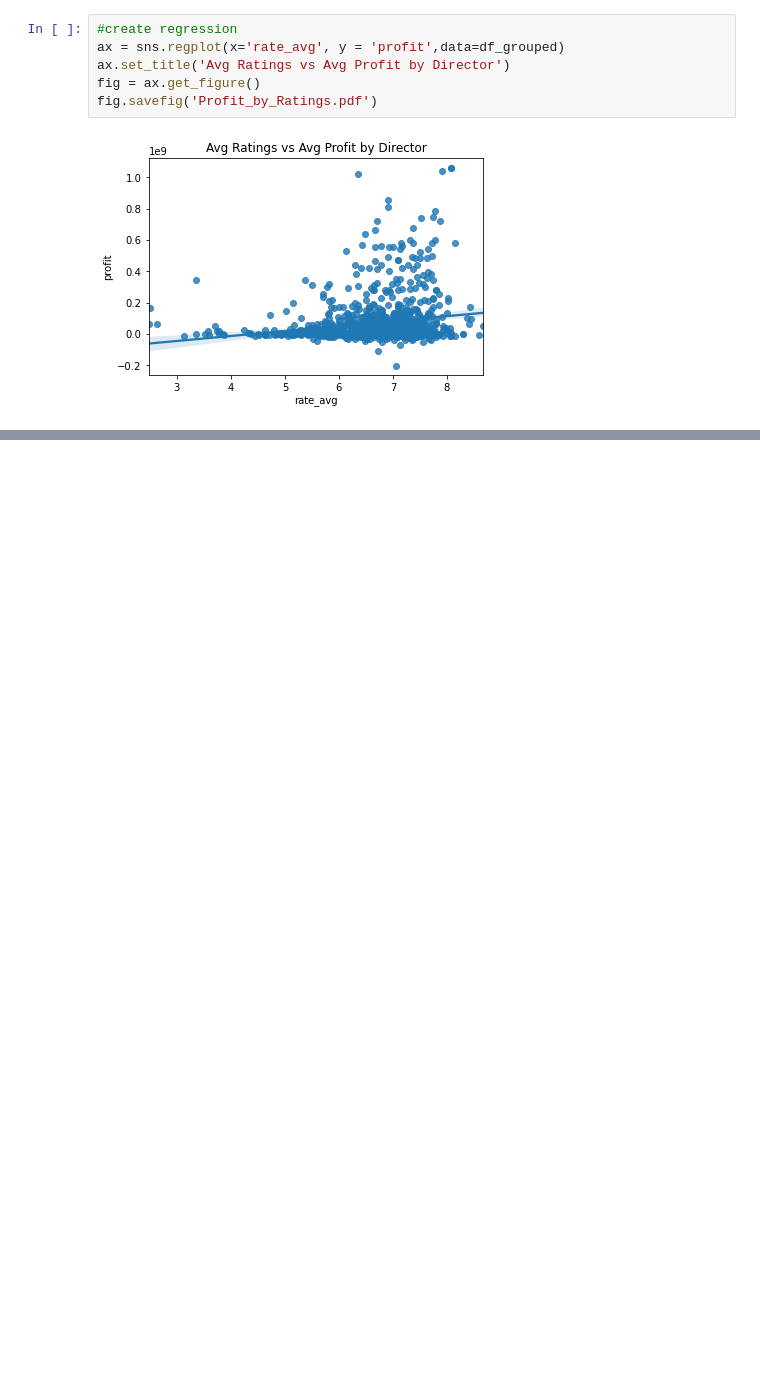
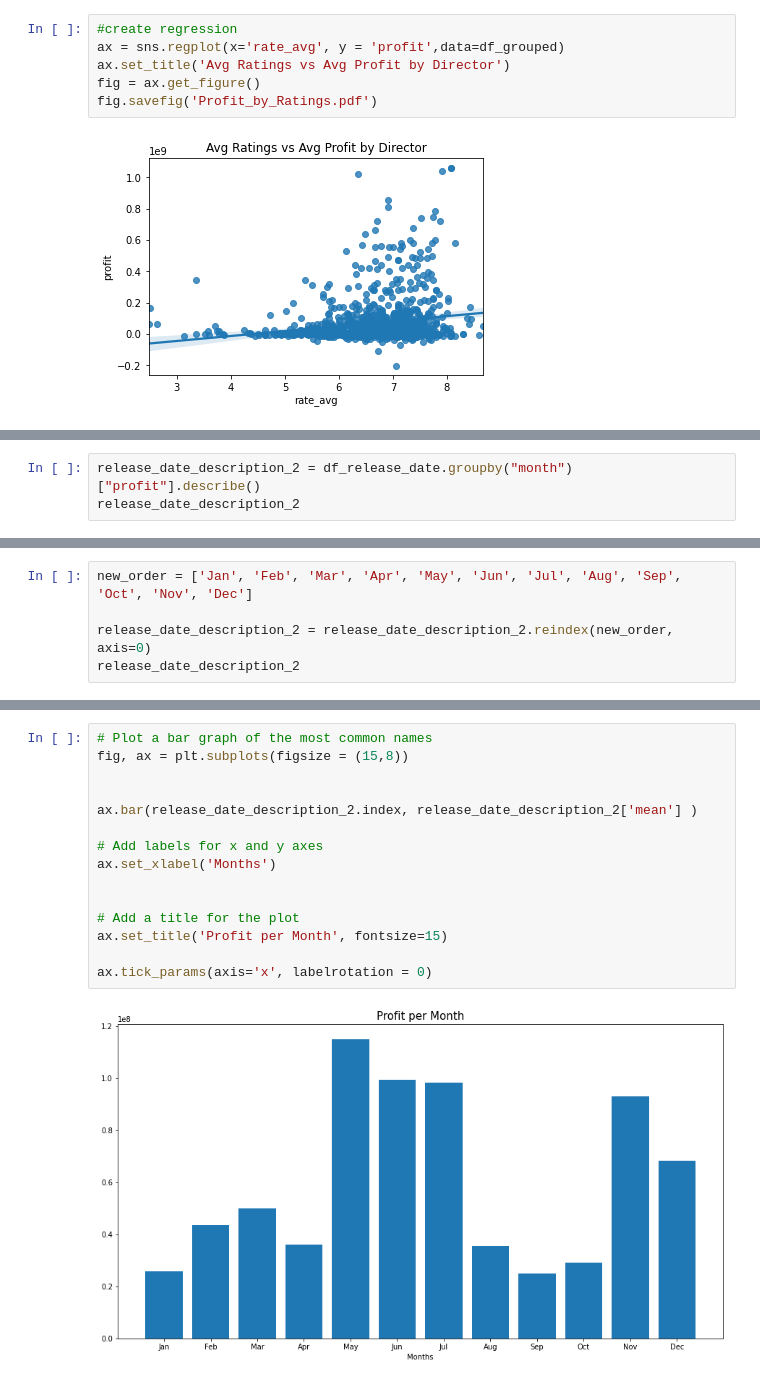
Before and after one commit to camdeman/MMA, a Jupyter notebook: Project_One.ipynb, the cells around one changed output, grey strips where cells are left out. Drawn from its saved outputs; the diff is of its cells as text; blank space fills up the shorter version.

```diff
--- a/Project_One.ipynb
+++ b/Project_One.ipynb
@@ -536,0 +821,3 @@ fig.savefig('Profit_by_Ratings.pdf')
+# %%
+release_date_description_2 = df_release_date.groupby("month")["profit"].describe()
+release_date_description_2
@@ -536,0 +839,5 @@ fig.savefig('Profit_by_Ratings.pdf')
+# %%
+new_order = ['Jan', 'Feb', 'Mar', 'Apr', 'May', 'Jun', 'Jul', 'Aug', 'Sep', 'Oct', 'Nov', 'Dec']
+
+release_date_description_2 = release_date_description_2.reindex(new_order, axis=0)
+release_date_description_2
@@ -536,0 +859,17 @@ fig.savefig('Profit_by_Ratings.pdf')
+# %%
+# Plot a bar graph of the most common names
+fig, ax = plt.subplots(figsize = (15,8))
+
+
+ax.bar(release_date_description_2.index, release_date_description_2['mean'] )
+
+# Add labels for x and y axes
+ax.set_xlabel('Months')
+
+
+# Add a title for the plot
+ax.set_title('Profit per Month', fontsize=15)
+
+ax.tick_params(axis='x', labelrotation = 0)
+# %% [output]
+[figure, added]
```
Also changed, not shown: parts of 22 cells of this notebook, 1 other file.
